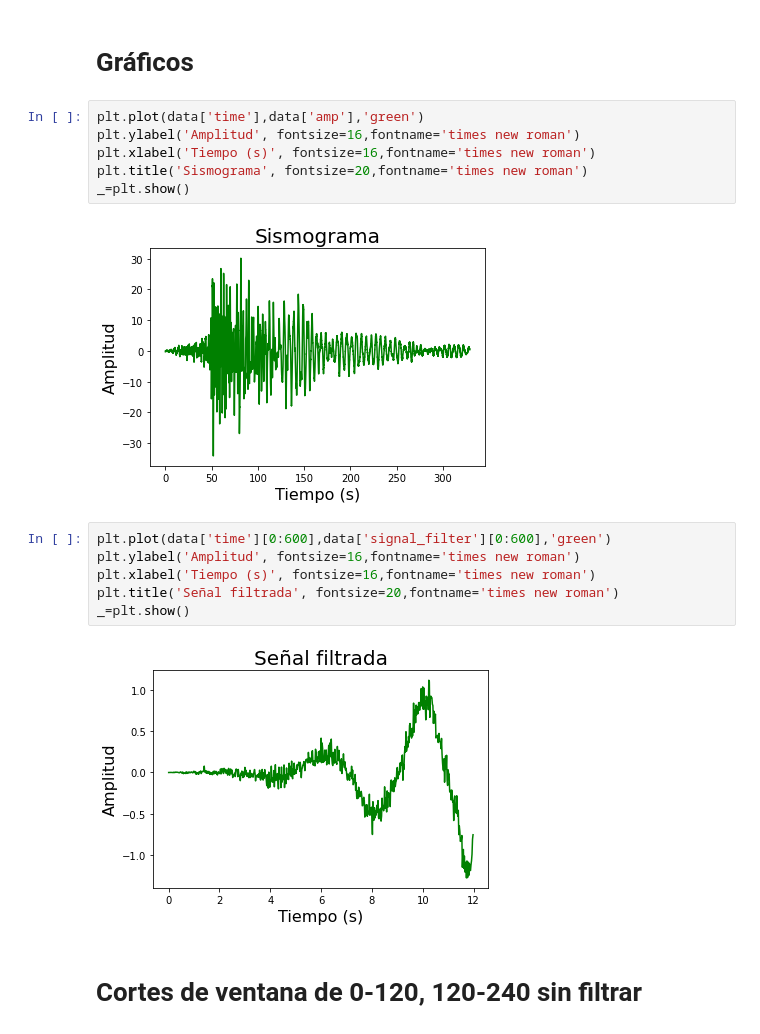
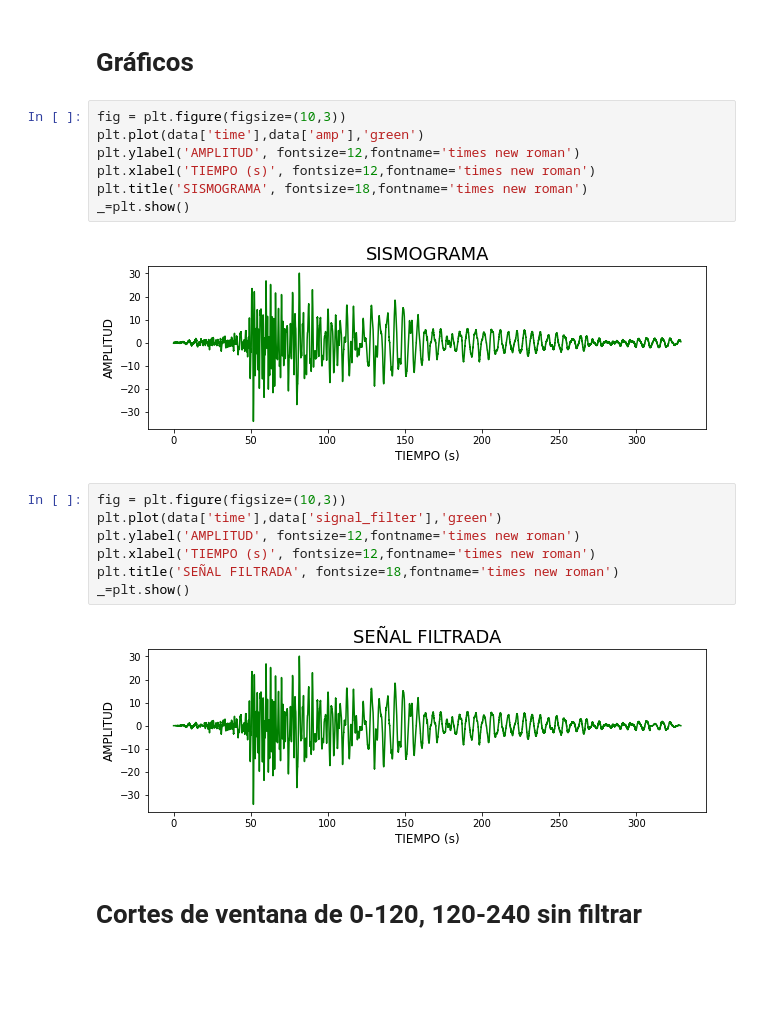
Before and after one commit to elsy-torres/S-T, a Jupyter notebook: FFT-100.ipynb, the cells around one changed output. Saved outputs shown, nothing was run; the diff lists cells and outputs as text; blank space fills up the shorter version.

```diff
--- a/FFT-100.ipynb
+++ b/FFT-100.ipynb
@@ -204,21 +204,23 @@ data.head()
 # %% [markdown]
 # Gráficos
 # %%
+fig = plt.figure(figsize=(10,3))
 plt.plot(data['time'],data['amp'],'green')
-plt.ylabel('Amplitud', fontsize=16,fontname='times new roman')
-plt.xlabel('Tiempo (s)', fontsize=16,fontname='times new roman')
-plt.title('Sismograma', fontsize=20,fontname='times new roman')
+plt.ylabel('AMPLITUD', fontsize=12,fontname='times new roman')
+plt.xlabel('TIEMPO (s)', fontsize=12,fontname='times new roman')
+plt.title('SISMOGRAMA', fontsize=18,fontname='times new roman')
 _=plt.show()
 # %% [output]
-[figure, old version]
+[figure, new version]
 # %%
-plt.plot(data['time'][0:600],data['signal_filter'][0:600],'green')
-plt.ylabel('Amplitud', fontsize=16,fontname='times new roman')
-plt.xlabel('Tiempo (s)', fontsize=16,fontname='times new roman')
-plt.title('Señal filtrada', fontsize=20,fontname='times new roman')
+fig = plt.figure(figsize=(10,3))
+plt.plot(data['time'],data['signal_filter'],'green')
+plt.ylabel('AMPLITUD', fontsize=12,fontname='times new roman')
+plt.xlabel('TIEMPO (s)', fontsize=12,fontname='times new roman')
+plt.title('SEÑAL FILTRADA', fontsize=18,fontname='times new roman')
 _=plt.show()
 # %% [output]
-[figure, old version]
+[figure, new version]
 # %% [markdown]
 # Cortes de ventana de 0-120, 120-240 sin filtrar
 # %%
```
Also changed, not shown: parts of 27 cells of this notebook.
